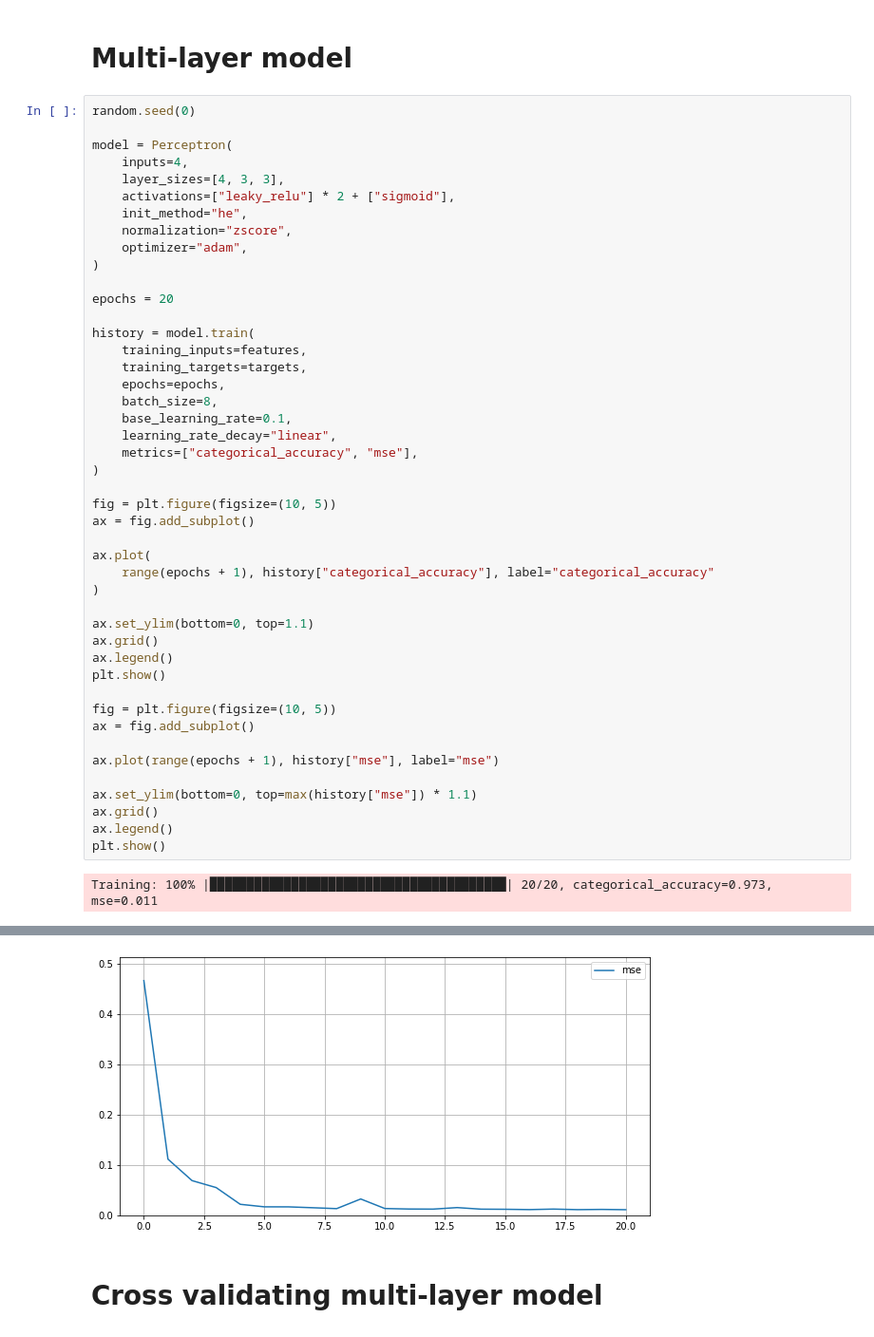
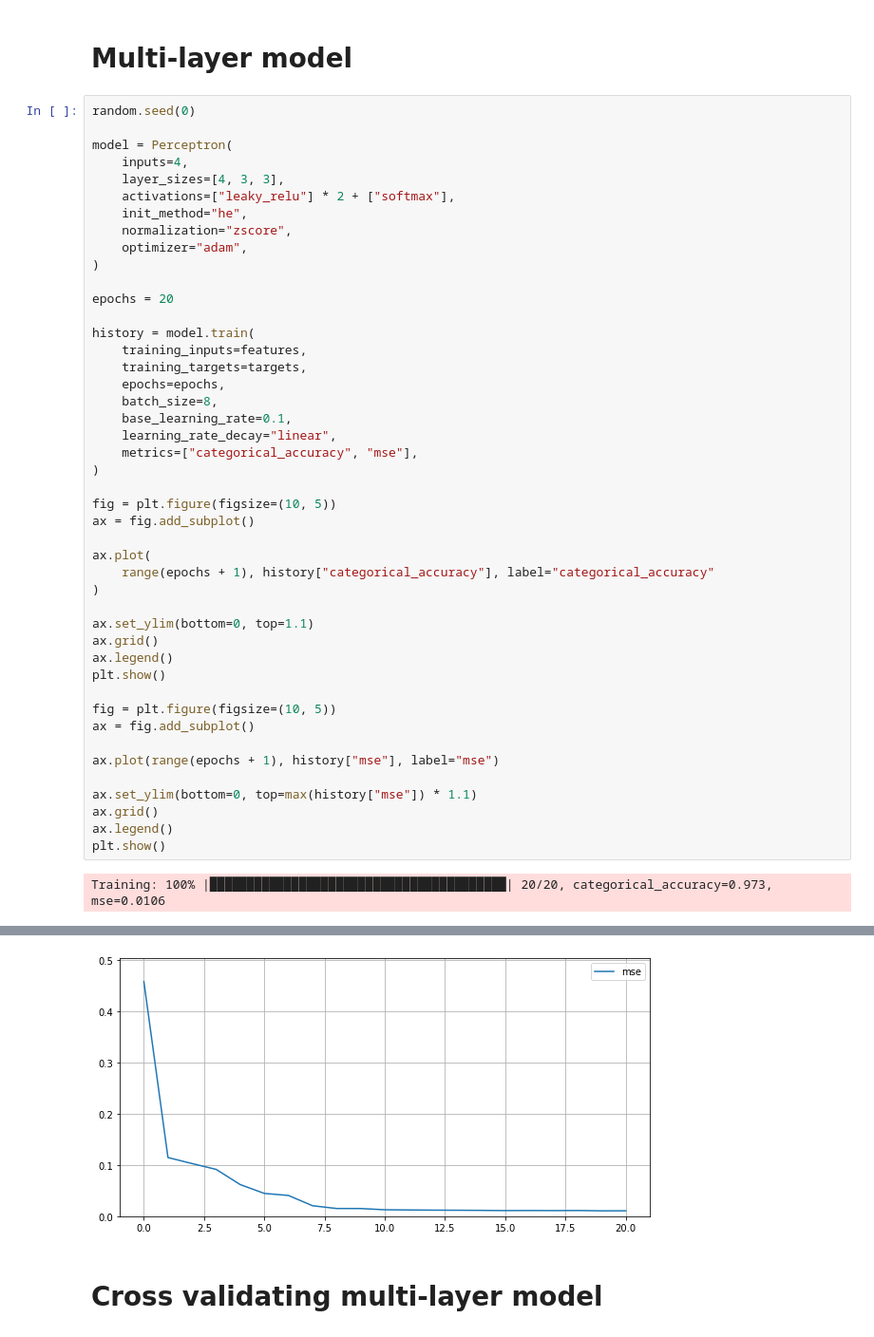
Before and after one commit to FilipHanzel/perceptron, a Jupyter notebook: examples/iris/iris.ipynb, the cells around one changed output, grey strips where cells are left out. Shown: that part at 95% size. Cells and saved outputs as stored; diff of their text form.

```diff
--- a/examples/iris/iris.ipynb
+++ b/examples/iris/iris.ipynb
@@ -92,7 +92,7 @@ random.seed(0)
 model = Perceptron(
     inputs=4,
     layer_sizes=[4, 3, 3],
-    activations=["leaky_relu"] * 2 + ["sigmoid"],
+    activations=["leaky_relu"] * 2 + ["softmax"],
     init_method="he",
     normalization="zscore",
     optimizer="adam",
@@ -132,4 +132,4 @@ ax.grid()
 ax.legend()
 plt.show()
 # %% [output]
-Training: 100% |████████████████████████████████████████| 20/20, categorical_accuracy=0.973, mse=0.011
+Training: 100% |████████████████████████████████████████| 20/20, categorical_accuracy=0.973, mse=0.0106
@@ -137,4 +137,4 @@ Training: 100% |█████████████████████
-[figure, old version]
+[figure, new version]
 # %% [markdown]
 # Cross validating multi-layer model
 # %%
```
Also changed, not shown: parts of 4 cells of this notebook, 1 other file.
